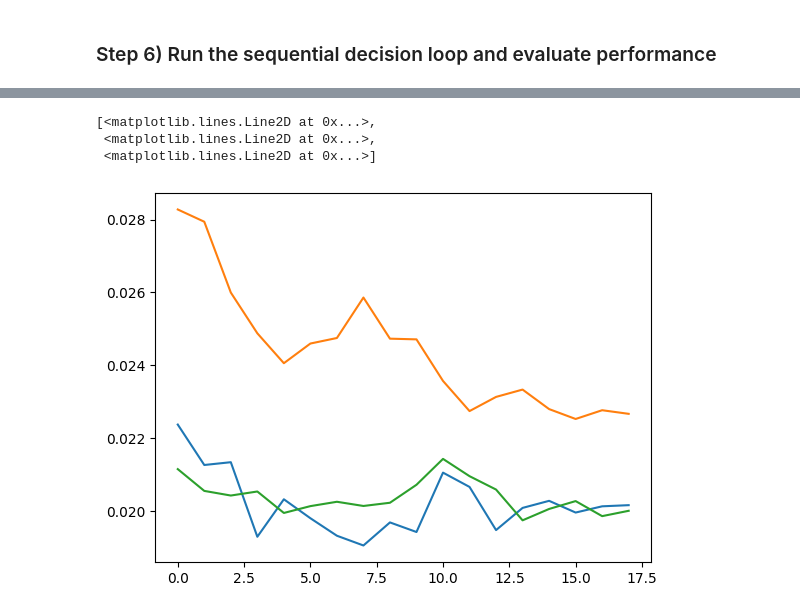
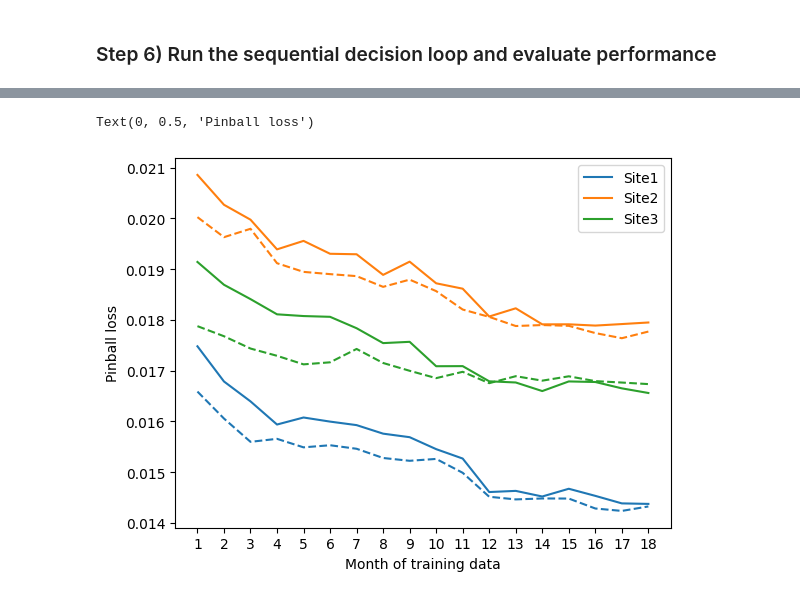
Before and after one commit to rebase-energy/treewe, a Jupyter notebook: treewe/examples/gefcom2014-solar-learning.ipynb, the cells around one changed output, grey strips where cells are left out. Saved outputs shown, nothing was run; the diff lists cells and outputs as text; code cells hidden in the pictures.

```diff
--- a/treewe/examples/gefcom2014-solar-learning.ipynb
+++ b/treewe/examples/gefcom2014-solar-learning.ipynb
@@ -414,7 +442,12 @@ plt.plot(losses.mean(axis=0).mean(axis=1))
-# %%
-plt.plot(losses[:,:,1].T)
-# %% [output]
-[<matplotlib.lines.Line2D at 0x...>,
- <matplotlib.lines.Line2D at 0x...>,
- <matplotlib.lines.Line2D at 0x...>]
-[figure, removed]
+# %%
+color_cycle = plt.rcParams['axes.prop_cycle'].by_key()['color']
+for i in range(3):
+    plt.plot(range(1,n_training_months+1), losses_1.mean(axis=2)[i,:], color=color_cycle[i], label=f"Site{i+1}");
+    plt.plot(range(1,n_training_months+1), losses_2.mean(axis=2)[i,:], color=color_cycle[i], linestyle='--');
+plt.legend();
+plt.xticks(range(1,n_training_months+1));
+plt.xlabel("Month of training data")
+plt.ylabel("Pinball loss")
+# %% [output]
+Text(0, 0.5, 'Pinball loss')
+[figure, added]
```
Also changed, not shown: parts of 6 cells of this notebook, 7 other files.
